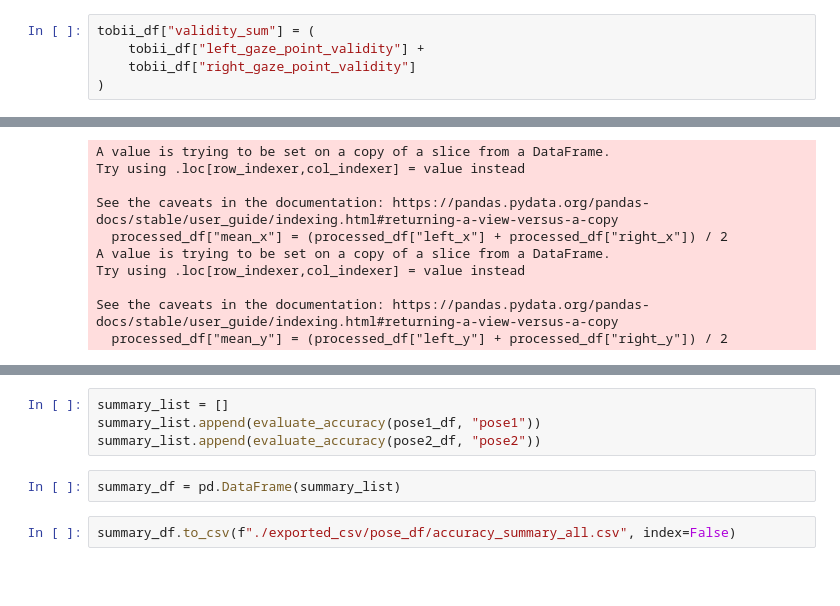
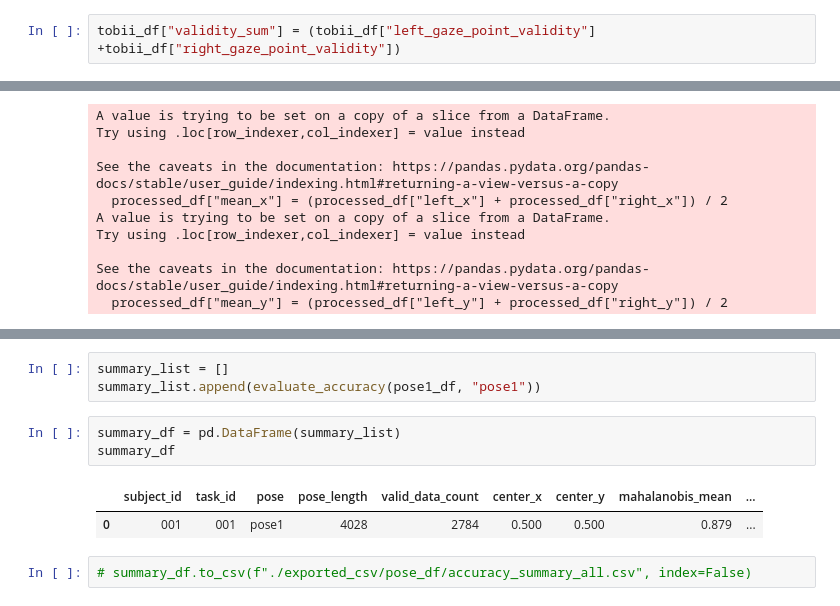
Before and after one commit to shionnet-f/gaze-analysis, a Jupyter notebook: pose_accuracy.ipynb, the cells around one changed output, grey strips where cells are left out. Cells and saved outputs as stored; diff of their text form; blank space fills up the shorter version.

```diff
--- a/pose_accuracy.ipynb
+++ b/pose_accuracy.ipynb
@@ -50,10 +48,7 @@ tobii_df[["right_x", "right_y"]] = tobii_df["right_gaze_point_on_display_area"]
     .str.split(",", expand=True) \
     .astype(float)
 # %%
-tobii_df["validity_sum"] = (
-    tobii_df["left_gaze_point_validity"] +
-    tobii_df["right_gaze_point_validity"]
-)
+tobii_df["validity_sum"] = (tobii_df["left_gaze_point_validity"] +tobii_df["right_gaze_point_validity"])
 # %%
 tobii_df["datetime"] = pd.to_datetime(
     tobii_df["realtime"],
@@ -130,11 +145,14 @@ def evaluate_accuracy(df, pose_name):
 # %%
 summary_list = []
 summary_list.append(evaluate_accuracy(pose1_df, "pose1"))
-summary_list.append(evaluate_accuracy(pose2_df, "pose2"))
 # %%
 summary_df = pd.DataFrame(summary_list)
+summary_df
+# %% [output]
+|  | subject_id | task_id | pose | pose_length | valid_data_count | center_x | center_y | mahalanobis_mean | ... |
+| 0 | 001 | 001 | pose1 | 4028 | 2784 | 0.500 | 0.500 | 0.879 | ... |
 # %%
-summary_df.to_csv(f"./exported_csv/pose_df/accuracy_summary_all.csv", index=False)
+# summary_df.to_csv(f"./exported_csv/pose_df/accuracy_summary_all.csv", index=False)
 # %%
 import matplotlib.pyplot as plt
 
```
Also changed, not shown: parts of 6 cells of this notebook, 3 other files.
